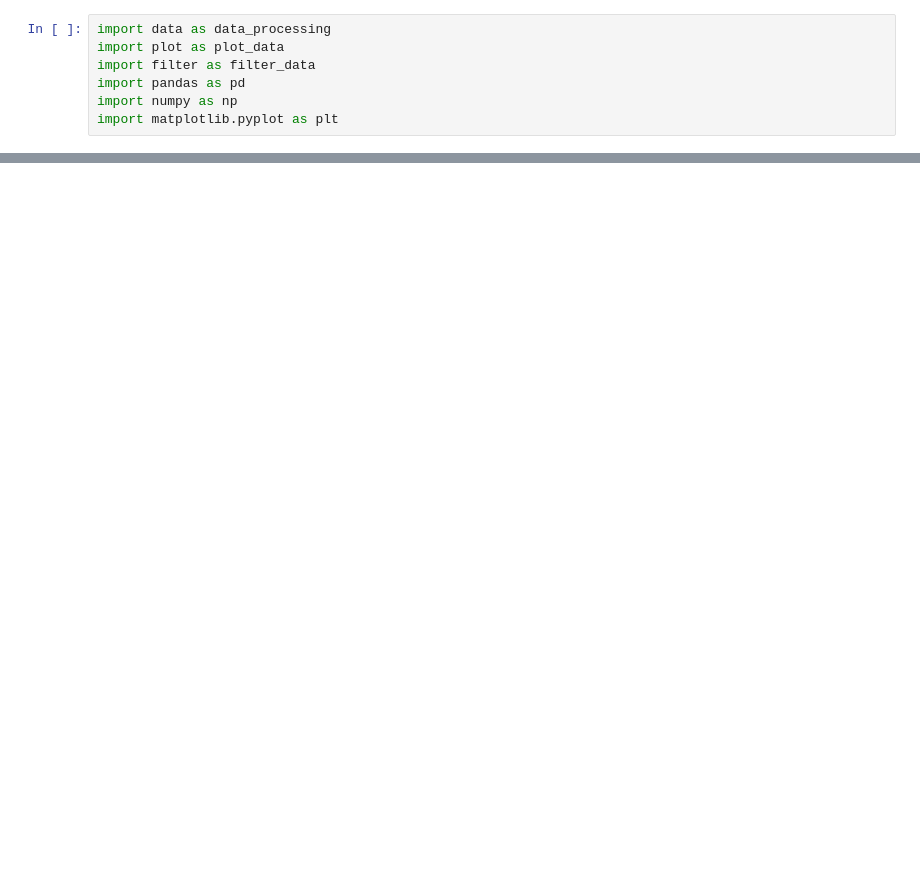
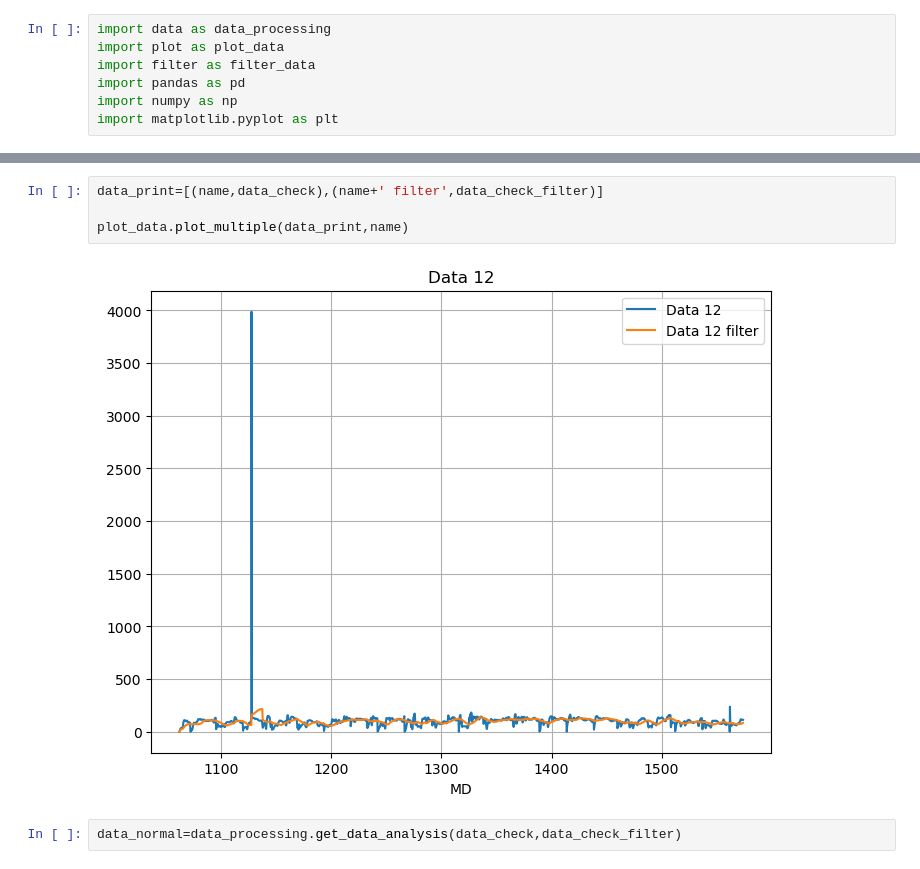
Before and after one commit to Mis-prog/digital-signal-processing-app, a Jupyter notebook: work/work_new.ipynb, the cells around one changed output, grey strips where cells are left out. Saved outputs shown, nothing was run; the diff lists cells and outputs as text; blank space fills up the shorter version.

```diff
--- a/work/work_new.ipynb
+++ b/work/work_new.ipynb
@@ -29,0 +52,8 @@ plot_data.plot(data_check,scatter=False)
+# %%
+data_print=[(name,data_check),(name+' filter',data_check_filter)]
+
+plot_data.plot_multiple(data_print,name)
+# %% [output]
+[figure, added]
+# %%
+data_normal=data_processing.get_data_analysis(data_check,data_check_filter)
```
Also changed, not shown: parts of 9 cells of this notebook, 18 other files.
